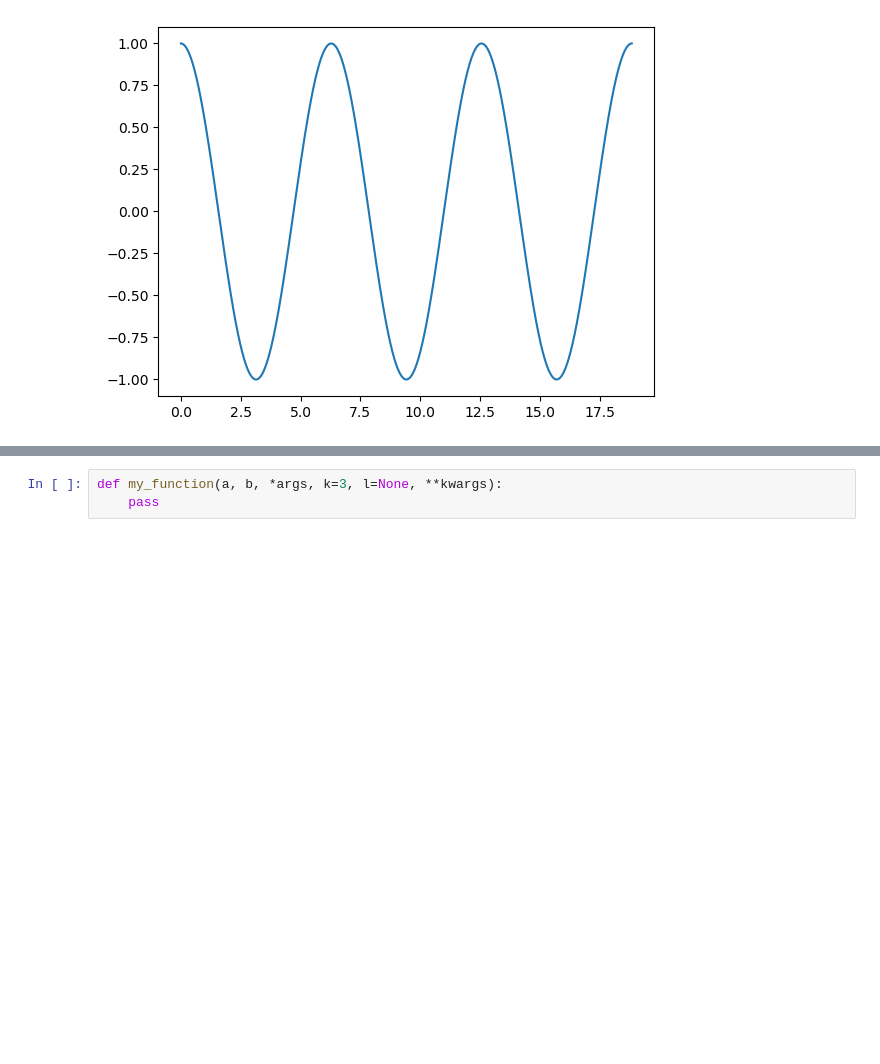
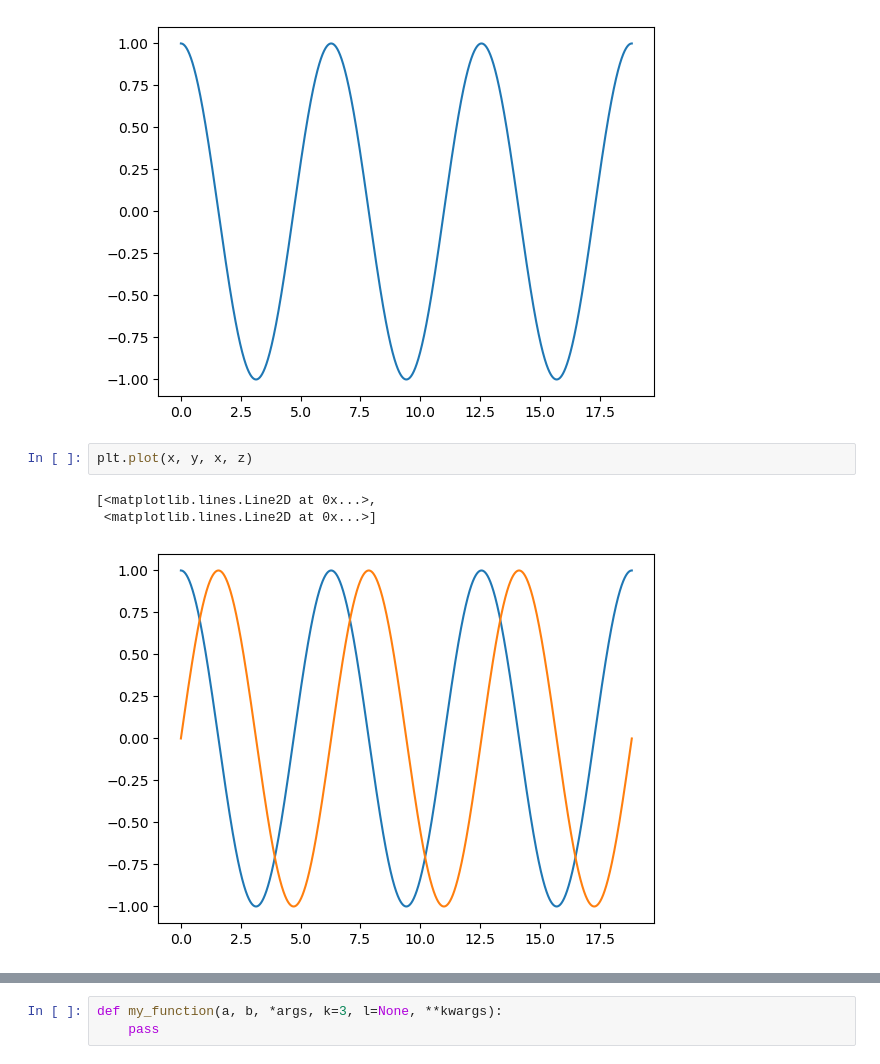
Before and after one commit to matthcol/python202503, a Jupyter notebook: Fonctions.ipynb, the cells around one changed output, grey strips where cells are left out. Cells and saved outputs as stored; diff of their text form; blank space fills up the shorter version.

Commit message:
plotting

```diff
--- a/Fonctions.ipynb
+++ b/Fonctions.ipynb
@@ -339,3 +343,9 @@ plt.plot(x, y)
 # %% [output]
 [<matplotlib.lines.Line2D at 0x...>]
 [figure]
+# %%
+plt.plot(x, y, x, z)
+# %% [output]
+[<matplotlib.lines.Line2D at 0x...>,
+ <matplotlib.lines.Line2D at 0x...>]
+[figure, added]
```
Also changed, not shown: parts of 3 cells of this notebook.
